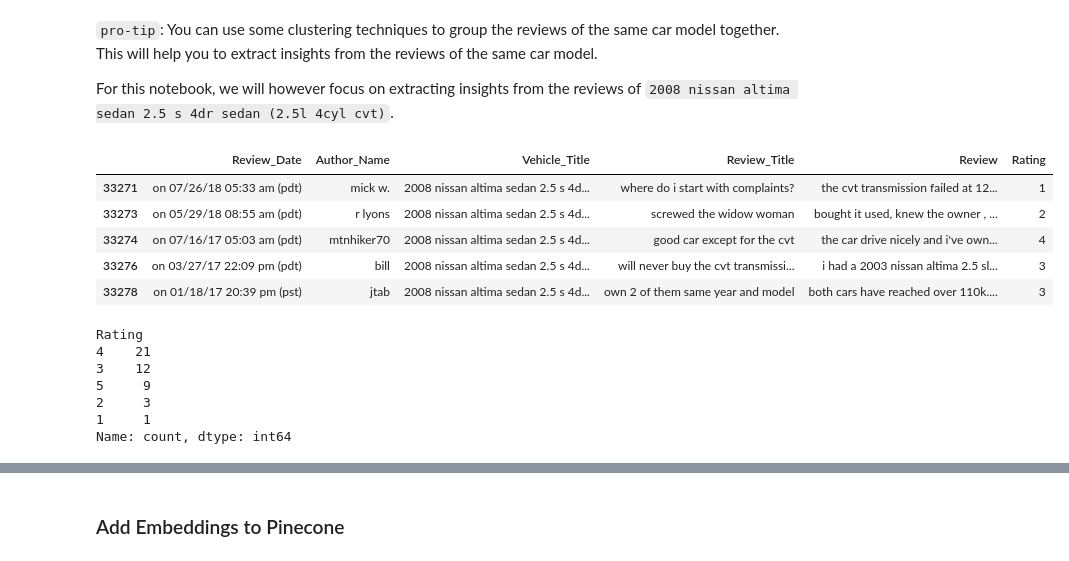
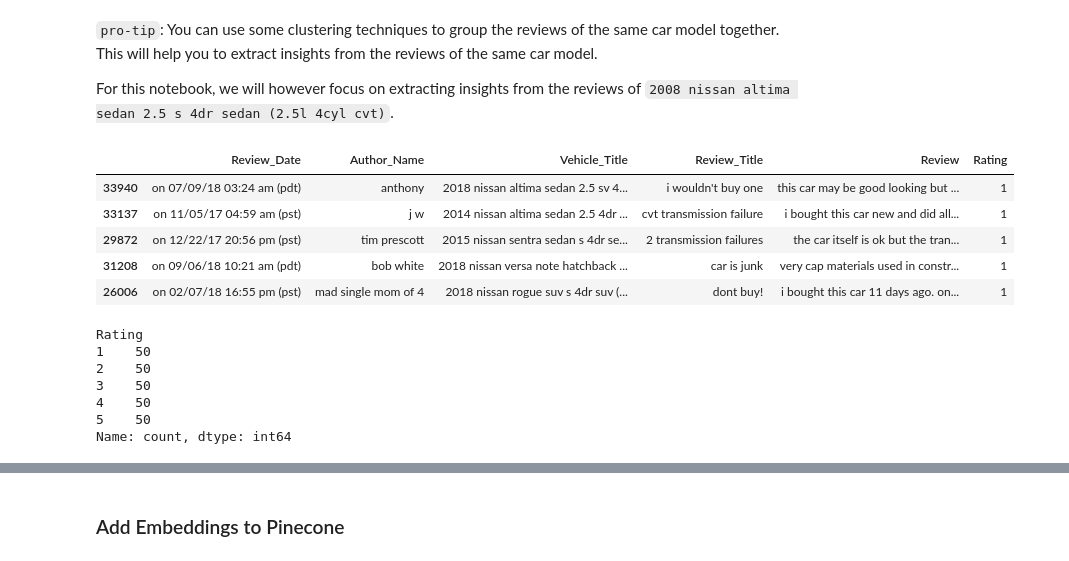
Before and after one commit to subhasisj/llm-product-insights, a Jupyter notebook: notebooks/car-review-cx-analytics.ipynb, the cells around one changed output, grey strips where cells are left out. Saved outputs shown, nothing was run; the diff lists cells and outputs as text; code cells hidden in the pictures.

Commit message:
other models trial

```diff
--- a/notebooks/car-review-cx-analytics.ipynb
+++ b/notebooks/car-review-cx-analytics.ipynb
@@ -97,24 +97,28 @@ Name: count, dtype: int64
 
 For this notebook, we will however focus on extracting insights from the reviews of `2008 nissan altima sedan 2.5 s 4dr sedan (2.5l 4cyl cvt)`.
 # %%
-nissan_altima_data = df[df['Vehicle_Title'] == '2008 nissan altima sedan 2.5 s 4dr sedan (2.5l 4cyl cvt)']
+# nissan_altima_data = df[df['Vehicle_Title'] == '2008 nissan altima sedan 2.5 s 4dr sedan (2.5l 4cyl cvt)']/
+# Get all rows which have a nissan in the vehicle title
+nissan_altima_data = df[df['Vehicle_Title'].str.contains('nissan')]
+# Stratify the data by the rating column
+nissan_altima_data = nissan_altima_data.groupby('Rating', group_keys=False).apply(lambda x: x.sample(min(len(x), 50)))
 nissan_altima_data.head()
 # %% [output]
 |  | Review_Date | Author_Name | Vehicle_Title | Review_Title | Review | Rating |
-| 33271 | on 07/26/18 05:33 am (pdt) | mick w. | 2008 nissan altima sedan 2.5 s 4d... | where do i start with complaints? | the cvt transmission failed at 12... | 1 |
-| 33273 | on 05/29/18 08:55 am (pdt) | r lyons | 2008 nissan altima sedan 2.5 s 4d... | screwed the widow woman | bought it used, knew the owner , ... | 2 |
-| 33274 | on 07/16/17 05:03 am (pdt) | mtnhiker70 | 2008 nissan altima sedan 2.5 s 4d... | good car except for the cvt | the car drive nicely and i've own... | 4 |
-| 33276 | on 03/27/17 22:09 pm (pdt) | bill | 2008 nissan altima sedan 2.5 s 4d... | will never buy the cvt transmissi... | i had a 2003 nissan altima 2.5 sl... | 3 |
-| 33278 | on 01/18/17 20:39 pm (pst) | jtab | 2008 nissan altima sedan 2.5 s 4d... | own 2 of them same year and model | both cars have reached over 110k.... | 3 |
+| 33940 | on 07/09/18 03:24 am (pdt) | anthony | 2018 nissan altima sedan 2.5 sv 4... | i wouldn't buy one | this car may be good looking but ... | 1 |
+| 33137 | on 11/05/17 04:59 am (pst) | j w | 2014 nissan altima sedan 2.5 4dr ... | cvt transmission failure | i bought this car new and did all... | 1 |
+| 29872 | on 12/22/17 20:56 pm (pst) | tim prescott | 2015 nissan sentra sedan s 4dr se... | 2 transmission failures | the car itself is ok but the tran... | 1 |
+| 31208 | on 09/06/18 10:21 am (pdt) | bob white | 2018 nissan versa note hatchback ... | car is junk | very cap materials used in constr... | 1 |
+| 26006 | on 02/07/18 16:55 pm (pst) | mad single mom of 4 | 2018 nissan rogue suv s 4dr suv (... | dont buy! | i bought this car 11 days ago. on... | 1 |
 # %%
 nissan_altima_data.Rating.value_counts()
 # %% [output]
 Rating
-4    21
-3    12
-5     9
-2     3
-1     1
+1    50
+2    50
+3    50
+4    50
+5    50
 Name: count, dtype: int64
 # %%
 # Combine the review title and review text into a single column
```
Also changed, not shown: parts of 7 cells of this notebook.
